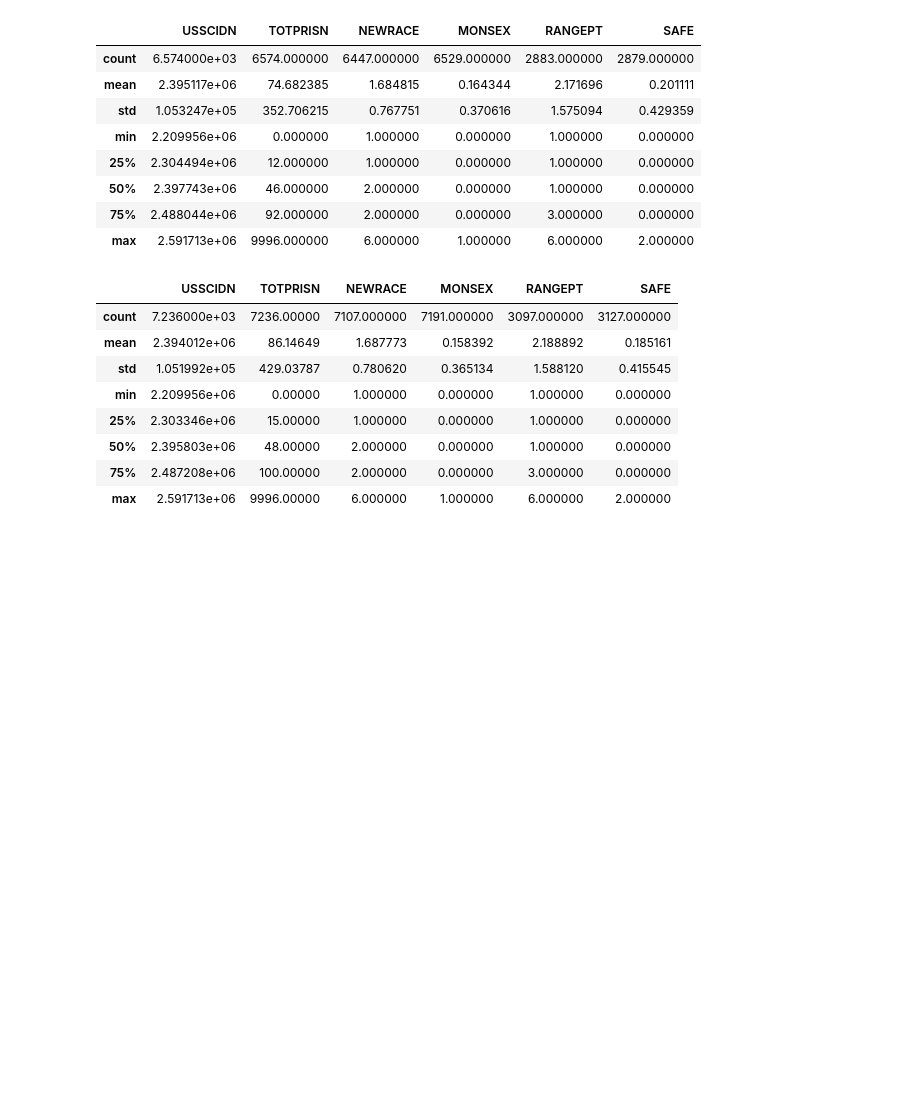
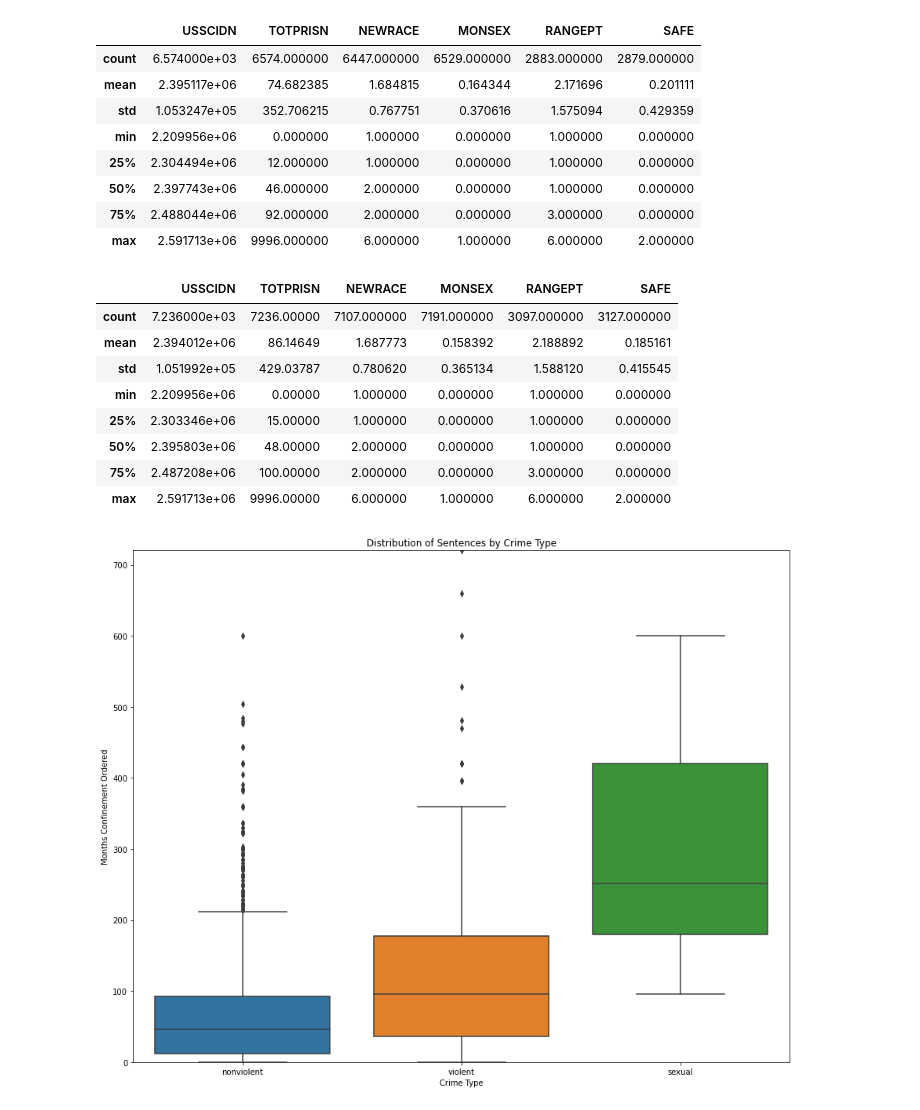
Before and after one commit to jenwhitson/sentencing_project, a Jupyter notebook: notebooks/individual_offender_eda.ipynb, the cells around one changed output. Cells and saved outputs as stored; diff of their text form; code cells hidden in the pictures; blank space fills up the shorter version.

Commit message:
charted differences in sentencing by crime type

```diff
--- a/notebooks/individual_offender_eda.ipynb
+++ b/notebooks/individual_offender_eda.ipynb
@@ -2415,7 +2415,7 @@ for row_index, row_value in tn.iterrows():
     elif row_value['NWSTAT1'][:5] == '18111':
         crimtype += ['murder']
     elif row_value['NWSTAT1'][:5] == '18120':
-        crimtype += ['kidnapping']
+        crimtype += ['human trafficking']
     elif row_value['NWSTAT1'][:5] == '18922':
         crimtype += ['firearms']
     elif row_value['NWSTAT1'][:5] == '18158':
@@ -2430,14 +2430,6 @@ for row_index, row_value in tn.iterrows():
         crimtype += ['child abuse']
     elif row_value['CRIMECODE'] == '21':
         crimtype += ['drugs']
-    elif row_value['CRIMECODE'] == '26':
-        crimtype += ['taxes']
-    elif row_value['CRIMECODE'] == '42':
-        crimtype += ['credit extortion']
-    elif row_value['CRIMECODE'] == '16':
-        crimtype += ['conservation']
-    elif row_value['CRIMECODE'] == '29':
-        crimtype += ['labor']
     elif row_value['SEXOFFNA'] > 0:
         crimtype += ['sexual']
     elif row_value['SEXOFFNB'] > 0:
@@ -2571,3 +2558,13 @@ sexual.describe()
 | 50% | 2.395803e+06 | 48.00000 | 2.000000 | 0.000000 | 1.000000 | 0.000000 |
 | 75% | 2.487208e+06 | 100.00000 | 2.000000 | 0.000000 | 3.000000 | 0.000000 |
 | max | 2.591713e+06 | 9996.00000 | 6.000000 | 1.000000 | 6.000000 | 2.000000 |
+# %%
+sns.color_palette("rocket", as_cmap=True)
+plt.figure(figsize = (15, 12))
+sns.boxplot(y=tn.TOTPRISN, x = tn.VIOLENCE)
+plt.title('Distribution of Sentences by Crime Type')
+plt.ylabel('Months Confinement Ordered')
+plt.xlabel('Crime Type')
+plt.ylim(0, 720);
+# %% [output]
+[figure, added]
```
Also changed, not shown: parts of 3 cells of this notebook.
